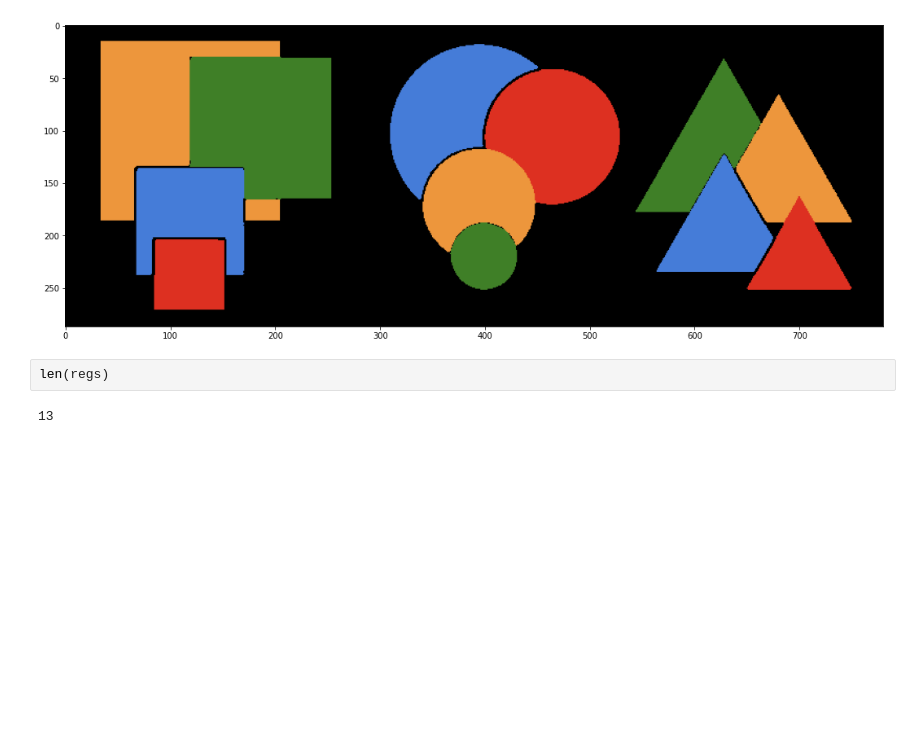
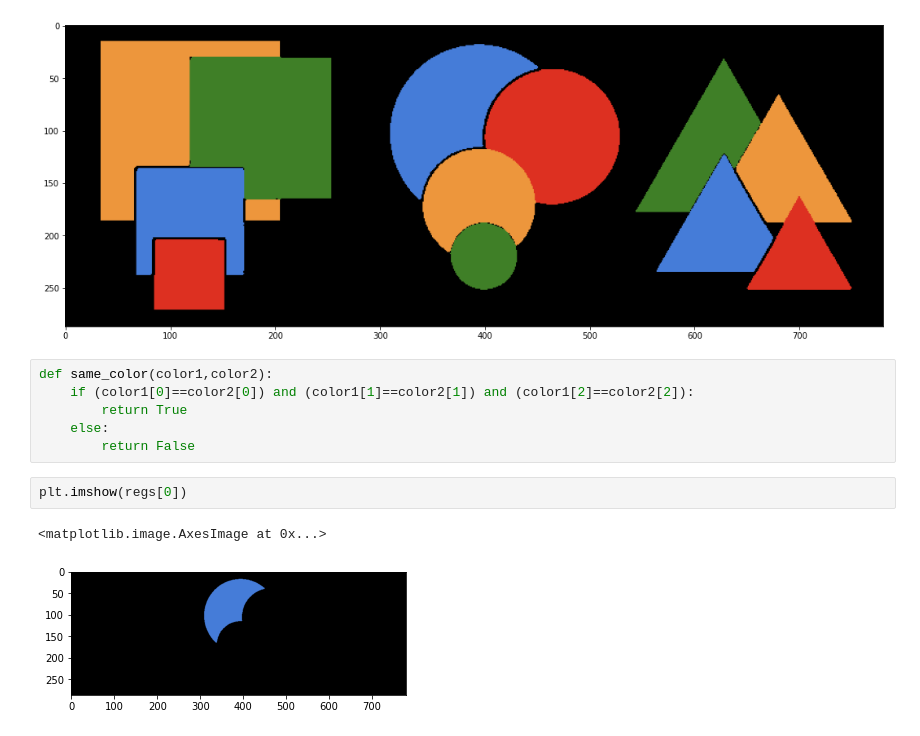
Before and after one commit to ChristopherMoralesA/Tarea-2-Vision, a Jupyter notebook: Notebook-tarea-2.ipynb, the cells around one changed output. Drawn from its saved outputs; the diff is of its cells as text; blank space fills up the shorter version.

```diff
--- a/Notebook-tarea-2.ipynb
+++ b/Notebook-tarea-2.ipynb
@@ -191,10 +199,17 @@ plt.imshow(img_sum)
 plt.show()
 # %% [output]
 [figure]
-# %%
-len(regs)
-# %% [output]
-13
+# %%
+def same_color(color1,color2):
+    if (color1[0]==color2[0]) and (color1[1]==color2[1]) and (color1[2]==color2[2]):
+        return True
+    else:
+        return False
+# %%
+plt.imshow(regs[0])
+# %% [output]
+<matplotlib.image.AxesImage at 0x...>
+[figure, added]
 # %%
 # Identificacion de forma
 # https://scikit-image.org/docs/dev/auto_examples/edges/plot_line_hough_transform.html
```
Also changed, not shown: parts of 11 cells of this notebook.
